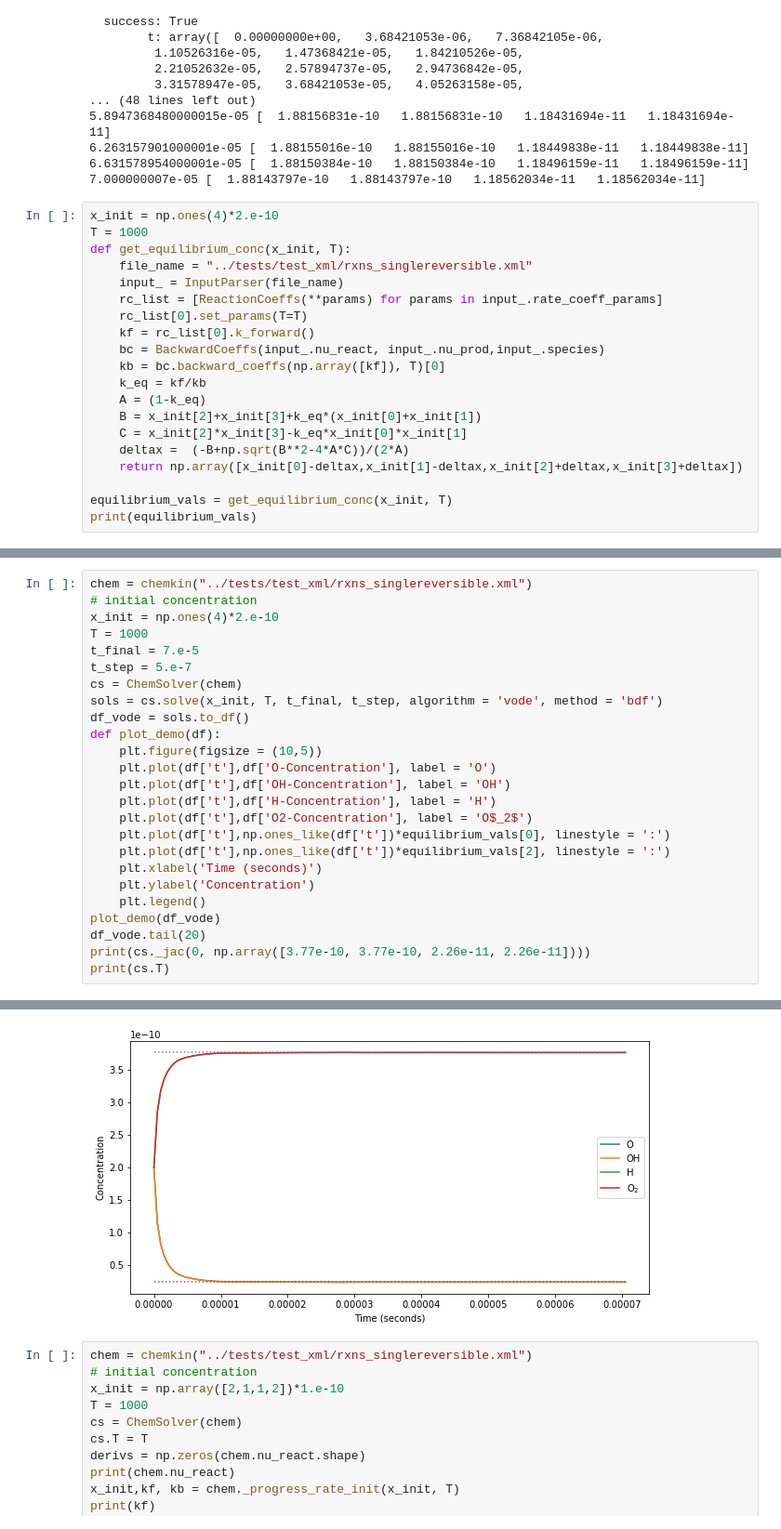
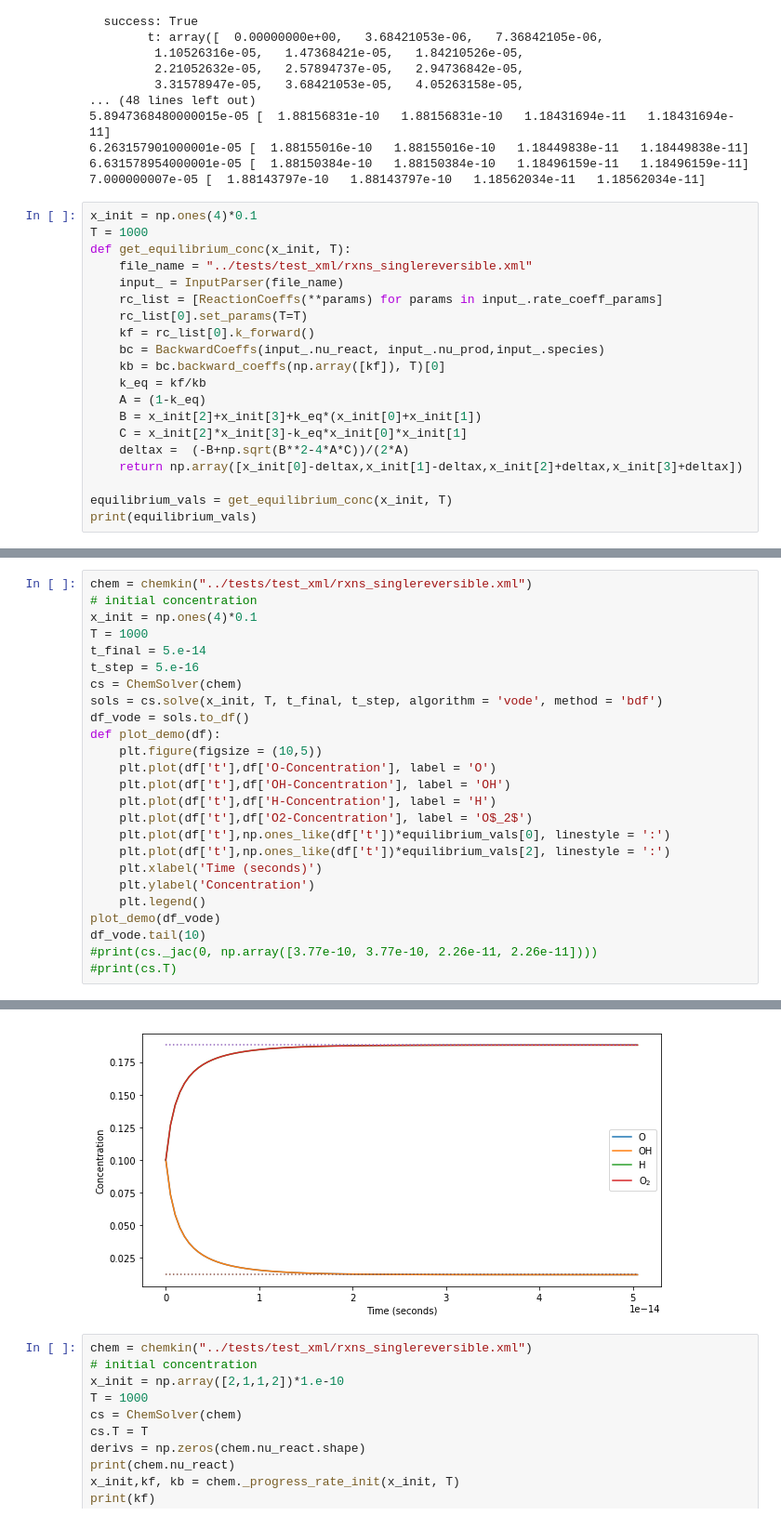
Before and after one commit to cs207group4/cs207-FinalProject, a Jupyter notebook: demo_notebook/demo_equilibrium.ipynb, the cells around one changed output, grey strips where cells are left out. Shown at 93% size. Saved outputs shown, nothing was run; the diff lists cells and outputs as text.

```diff
--- a/demo_notebook/demo_equilibrium.ipynb
+++ b/demo_notebook/demo_equilibrium.ipynb
@@ -85,7 +85,7 @@ Finished reading xml input file
 6.631578954000001e-05 [  1.88150384e-10   1.88150384e-10   1.18496159e-11   1.18496159e-11]
 7.000000007e-05 [  1.88143797e-10   1.88143797e-10   1.18562034e-11   1.18562034e-11]
 # %%
-x_init = np.ones(4)*2.e-10
+x_init = np.ones(4)*0.1
 T = 1000
 def get_equilibrium_conc(x_init, T):
     file_name = "../tests/test_xml/rxns_singlereversible.xml"
@@ -110,10 +110,10 @@ Finished reading xml input file
 # %%
 chem = chemkin("../tests/test_xml/rxns_singlereversible.xml")
 # initial concentration
-x_init = np.ones(4)*2.e-10
+x_init = np.ones(4)*0.1
 T = 1000
-t_final = 7.e-5
-t_step = 5.e-7
+t_final = 5.e-14
+t_step = 5.e-16
 cs = ChemSolver(chem)
 sols = cs.solve(x_init, T, t_final, t_step, algorithm = 'vode', method = 'bdf')
 df_vode = sols.to_df()
@@ -129,8 +129,8 @@ def plot_demo(df):
     plt.ylabel('Concentration')
     plt.legend()
 plot_demo(df_vode)
-df_vode.tail(20)
-print(cs._jac(0, np.array([3.77e-10, 3.77e-10, 2.26e-11, 2.26e-11])))
-print(cs.T)
+df_vode.tail(10)
+#print(cs._jac(0, np.array([3.77e-10, 3.77e-10, 2.26e-11, 2.26e-11])))
+#print(cs.T)
 # %% [output]
 Finished reading xml input file
@@ -142,4 +148,4 @@ Finished reading xml input file
-[figure, old version]
+[figure, new version]
 # %%
 chem = chemkin("../tests/test_xml/rxns_singlereversible.xml")
 # initial concentration
```
Also changed, not shown: parts of 10 cells of this notebook, 2 other files.
